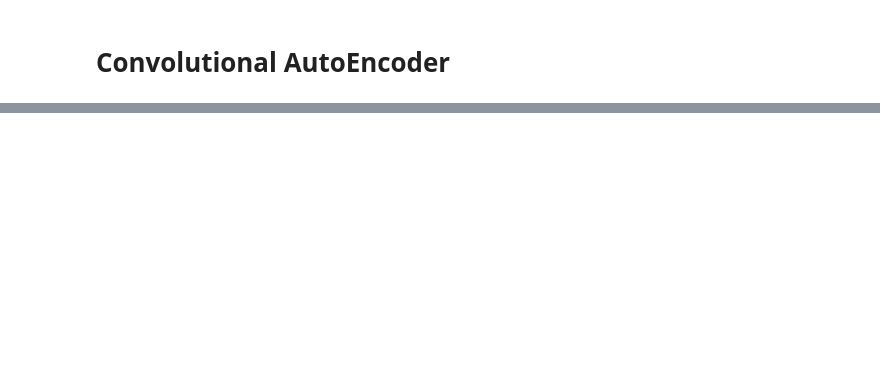
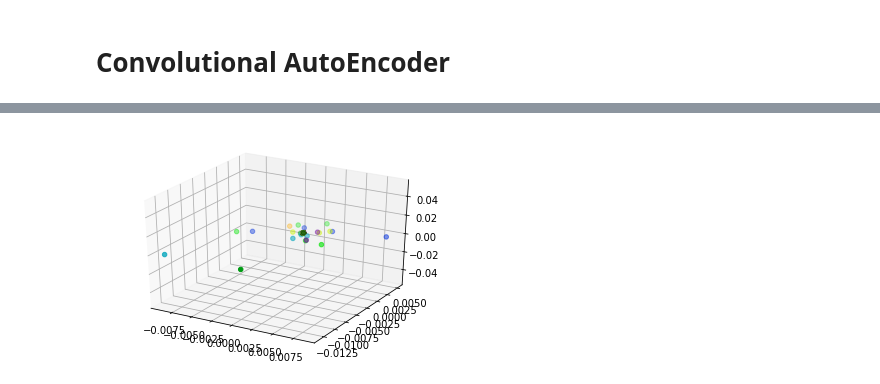
Before and after one commit to kenttw/deeplearning_homework, a Jupyter notebook: PCAandAutoencoders.ipynb, the cells around one changed output, grey strips where cells are left out. Cells and saved outputs as stored; diff of their text form; code cells hidden in the pictures; blank space fills up the shorter version.

```diff
--- a/PCAandAutoencoders.ipynb
+++ b/PCAandAutoencoders.ipynb
@@ -412,0 +537,5 @@ _________________________________________________________________
+# %%
+x = Input(batch_shape=(batch_size, original_dim))
+h = Dense(intermediate_dim, activation='relu')(x)
+z_mean = Dense(latent_dim)(h)
+z_log_sigma = Dense(latent_dim)(h)
@@ -412,0 +557,12 @@ _________________________________________________________________
+# %%
+# end-to-end autoencoder
+vae = Model(x, x_decoded_mean)
+
+# encoder, from inputs to latent space
+encoder = Model(x, z_mean)
+
+# generator, from latent space to reconstructed inputs
+decoder_input = Input(shape=(latent_dim,))
+_h_decoded = decoder_h(decoder_input)
+_x_decoded_mean = decoder_mean(_h_decoded)
+generator = Model(decoder_input, _x_decoded_mean)
@@ -413 +582,15 @@ _________________________________________________________________
+# %%
+from keras.datasets import mnist
+import numpy as np
+(x_train, y_train), (x_test, y_test) = mnist.load_data()
+
+x_train = x_train.astype('float32') / 255.
+x_test = x_test.astype('float32') / 255.
+x_train = x_train.reshape((len(x_train), np.prod(x_train.shape[1:])))
+x_test = x_test.reshape((len(x_test), np.prod(x_test.shape[1:])))
+# %%
+x_train = x_train[:x_train.shape[0]/batch_size*128]
+x_test = x_test[:x_test.shape[0]/batch_size*128]
+y_train = y_train[:y_train.shape[0]/batch_size*128]
+y_test = y_test[:y_test.shape[0]/batch_size*128]
 # %%
@@ -436,0 +620,9 @@ Epoch 29/100
+# %%
+x_test_encoded = encoder.predict(x_test, batch_size=batch_size)
+
+fig3 = plt.figure()
+ax = fig3.gca(projection='3d')
+ax.scatter(x_test_encoded[:, 0], x_test_encoded[:, 1], c=y_test, cmap=plt.cm.spectral)
+plt.show()
+# %% [output]
+[figure, added]
```
Also changed, not shown: parts of 47 cells of this notebook.
